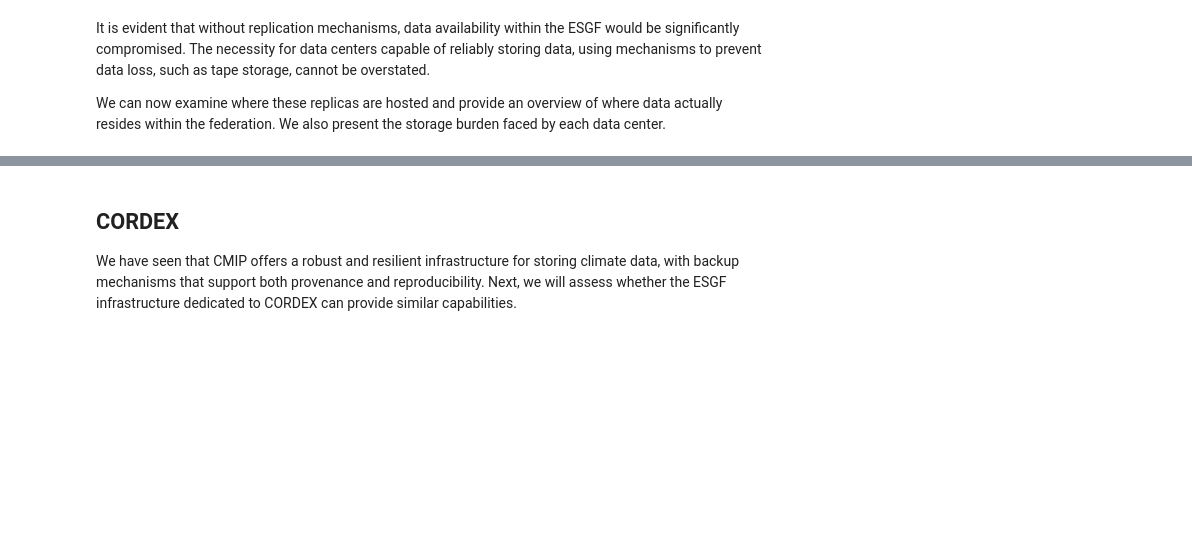
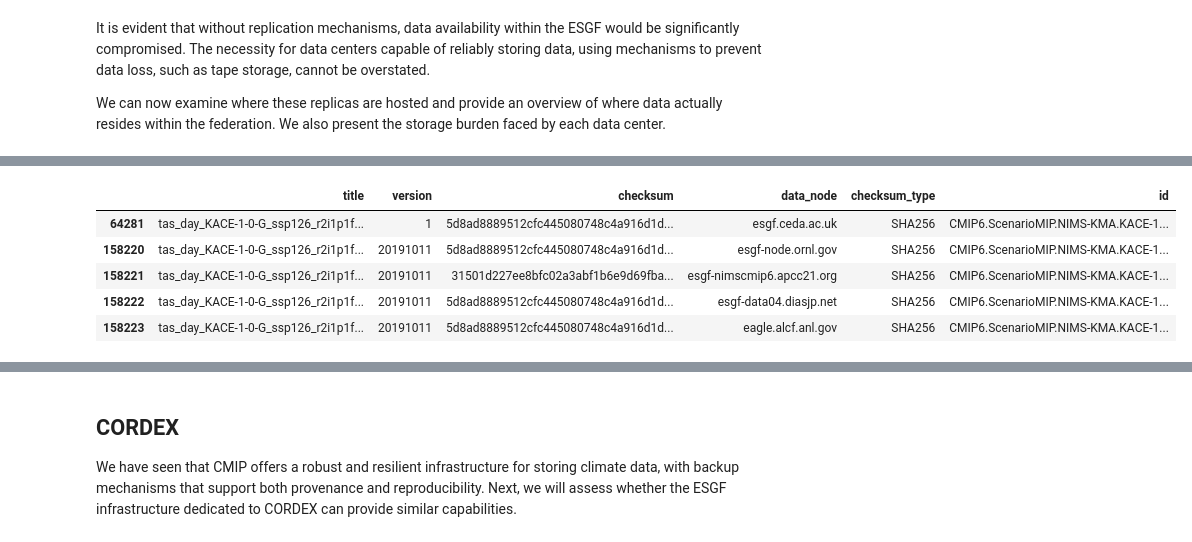
Before and after one commit to zequihg50/reproducibility-ipcc-atlas, a Jupyter notebook: main.ipynb, the cells around one changed output, grey strips where cells are left out. Cells and saved outputs as stored; diff of their text form; code cells hidden in the pictures; blank space fills up the shorter version.

```diff
--- a/main.ipynb
+++ b/main.ipynb
@@ -114,0 +200,11 @@ esgf[["data_node", "title"]].groupby("data_node").count().join(
+# %%
+n="tas_day_KACE-1-0-G_ssp126_r2i1p1f1_gr_20150101-21001230.nc"
+# %%
+esgf_files[(esgf_files["title"]==n)][["title", "version", "checksum", "data_node", "checksum_type", "id"]]
+# %% [output]
+|  | title | version | checksum | data_node | checksum_type | id |
+| 64281 | tas_day_KACE-1-0-G_ssp126_r2i1p1f... | 1 | 5d8ad8889512cfc445080748c4a916d1d... | esgf.ceda.ac.uk | SHA256 | CMIP6.ScenarioMIP.NIMS-KMA.KACE-1... |
+| 158220 | tas_day_KACE-1-0-G_ssp126_r2i1p1f... | 20191011 | 5d8ad8889512cfc445080748c4a916d1d... | esgf-node.ornl.gov | SHA256 | CMIP6.ScenarioMIP.NIMS-KMA.KACE-1... |
+| 158221 | tas_day_KACE-1-0-G_ssp126_r2i1p1f... | 20191011 | 31501d227ee8bfc02a3abf1b6e9d69fba... | esgf-nimscmip6.apcc21.org | SHA256 | CMIP6.ScenarioMIP.NIMS-KMA.KACE-1... |
+| 158222 | tas_day_KACE-1-0-G_ssp126_r2i1p1f... | 20191011 | 5d8ad8889512cfc445080748c4a916d1d... | esgf-data04.diasjp.net | SHA256 | CMIP6.ScenarioMIP.NIMS-KMA.KACE-1... |
+| 158223 | tas_day_KACE-1-0-G_ssp126_r2i1p1f... | 20191011 | 5d8ad8889512cfc445080748c4a916d1d... | eagle.alcf.anl.gov | SHA256 | CMIP6.ScenarioMIP.NIMS-KMA.KACE-1... |
```
Also changed, not shown: parts of 19 cells of this notebook, 45 other files.
